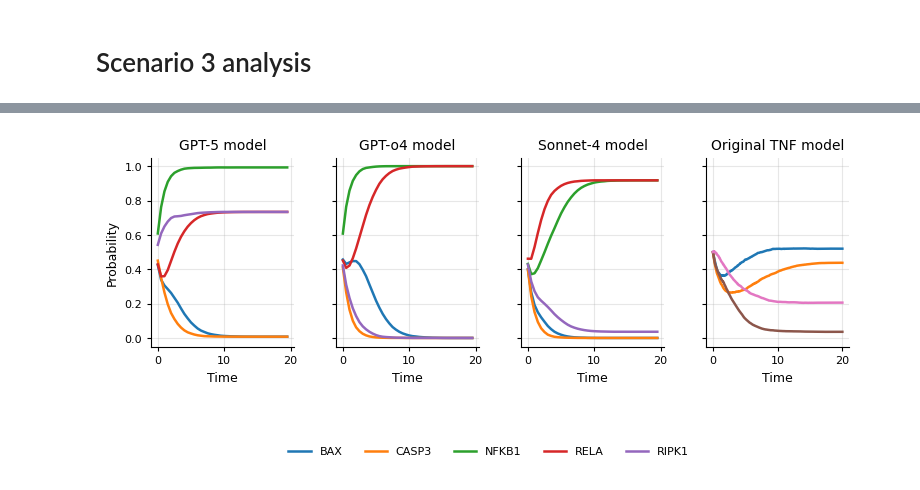
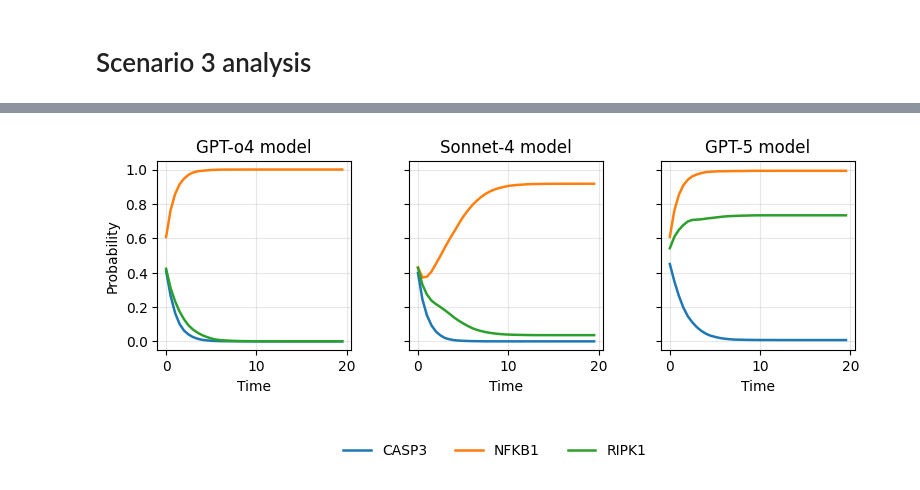
Before and after one commit to marcorusc/Supp_mat_MCP_orchestrator, a Jupyter notebook: Scenarios_analysis.ipynb, the cells around one changed output, grey strips where cells are left out. Cells and saved outputs as stored; diff of their text form; code cells hidden in the pictures.

Commit message:
updated supp mat with new scenarios description and more accurate analysis

```diff
--- a/Scenarios_analysis.ipynb
+++ b/Scenarios_analysis.ipynb
@@ -45,8 +45,8 @@ for node in list(masim_tnf.network.keys()):
 
 masim_tnf.update_parameters(max_time=20, sample_count=10000)
 
-masim_tnf.network.set_output(["RIP1K", "CASP3", "BAX", "NFkB", "RIP1K"])
+masim_tnf.network.set_output(["RIP1K", "CASP3", "NFkB"])
 
 results_tnf = masim_tnf.run()
 
-results_tnf.plot_node_trajectory()
+results_tnf.plot_trajectory()
@@ -618,10 +620,10 @@ output_gpt_o4 = "gpt_o4_mini/Scenario_2/cell_rules_with_new.csv"
 original_rules = "cell_rules.csv"
 
 MODEL_NAMES = {
-    output_gpt5:    "GPT-5",
+    original_rules: "Original rules",
+    output_gpt_o4:  "GPT-o4-mini",
     output_sonnet4: "Sonnet-4",
-    output_gpt_o4:  "GPT-o4-mini",
-    original_rules: "Original rules"
+    output_gpt5:    "GPT-5"
 }
 HAS_HEADER       = False
 TOPK_CELLTYPES   = 8     # reduce if labels still feel crowded
@@ -780,16 +782,16 @@ output_gpt_o4 = "gpt_o4_mini/Scenario_3/"
 # %%
 masim_gpt5 = maboss.load(output_gpt5 + "output.bnd", output_gpt5 + "output.cfg")
 
-masim_gpt5.network.set_output(["RELA", "CASP3", "BAX", "NFKB1", "RIPK1"])
+masim_gpt5.network.set_output(['NFKB1', 'CASP3', 'RIPK1'])
 masim_gpt5.param["max_time"]=20
 
 masim_gpto4 = maboss.load(output_gpt_o4 + "output.bnd", output_gpt_o4 + "output.cfg")
 masim_gpto4.param["max_time"]=20
-masim_gpto4.network.set_output(["RELA", "CASP3", "BAX", "NFKB1", "RIPK1"])
+masim_gpto4.network.set_output(['NFKB1', 'CASP3', 'RIPK1'])
 
 masim_sonnet4 = maboss.load(output_sonnet4 + "output.bnd", output_sonnet4 + "output.cfg")
 masim_sonnet4.param["max_time"]=20
-masim_sonnet4.network.set_output(["RELA", "CASP3", "BAX", "NFKB1", "RIPK1"])
+masim_sonnet4.network.set_output(['NFKB1', 'CASP3', 'RIPK1'])
 # %%
 results_gpto4 = masim_gpto4.run()
 results_gpt5 = masim_gpt5.run()
@@ -841,48 +849,49 @@ plt.ioff()
 figs_gpt5 = new_figures_after(lambda: results_gpt5.plot_node_trajectory())
 figs_gpto4 = new_figures_after(lambda: results_gpto4.plot_node_trajectory())
 figs_sonnet4 = new_figures_after(lambda: results_sonnet4.plot_node_trajectory())
-figs_tnf_simple = new_figures_after(lambda: results_tnf.plot_node_trajectory())
+#figs_tnf_simple = new_figures_after(lambda: results_tnf.plot_node_trajectory())
 plt.ion()
 
 # Extract data from the generated figures
 data_gpt5 = extract_model_data(figs_gpt5)
 data_gpto4 = extract_model_data(figs_gpto4)
 data_sonnet4 = extract_model_data(figs_sonnet4)
-data_tnf_simple = extract_model_data(figs_tnf_simple)
+#data_tnf_simple = extract_model_data(figs_tnf_simple)
 # Consistent colors
-cmap = build_color_map(data_gpt5, data_gpto4, data_sonnet4, data_tnf_simple)
+cmap = build_color_map(data_gpt5, data_gpto4, data_sonnet4) #, data_tnf_simple)
 
 # Build the 1×3 composite figure
-fig, axes = plt.subplots(1, 4, figsize=(9, 3), sharey=True)
+fig, axes = plt.subplots(1, 3, figsize=(9, 3), sharey=True)
 panels = [
-    ("GPT-5 model", data_gpt5, axes[0]),
-    ("GPT-o4 model", data_gpto4, axes[1]),
-    ("Sonnet-4 model", data_sonnet4, axes[2]),
-    ("Original TNF model", data_tnf_simple, axes[3])
+    ("GPT-o4 model", data_gpto4, axes[0]),
+    ("Sonnet-4 model", data_sonnet4, axes[1]),
+    ("GPT-5 model", data_gpt5, axes[2])
+    #("Original TNF model", data_tnf_simple, axes[3])
 ]
 
 for title, dct, ax in panels:
     for lab, (x, y) in dct.items():
         ax.plot(x, y, label=lab, color=cmap[lab], linewidth=1.8)
     ax.set_title(title)
     ax.set_xlabel("Time")
     ax.grid(True, alpha=0.3)
 
 axes[0].set_ylabel("Probability")
 
 # Shared legend below all plots
 handles, labels = axes[0].get_legend_handles_labels()
 unique = OrderedDict((l, h) for h, l in zip(handles, labels))
 fig.legend(unique.values(), unique.keys(),
            loc="lower center", ncol=len(unique), frameon=False,
            bbox_to_anchor=(0.5, -0.15))
 
 plt.subplots_adjust(bottom=0.25, wspace=0.3)
 
 # Close the original generated figures
-for f in figs_gpt5 + figs_gpto4 + figs_sonnet4 + figs_tnf_simple:
+for f in  figs_gpto4 + figs_sonnet4 + figs_gpt5: #+ figs_tnf_simple:
     plt.close(f)
 
+plt.savefig("scenario3_trajectory_comparison.png", dpi=600, bbox_inches="tight")
 plt.show()
 # %% [output]
-[figure, old version]
+[figure, new version]
```
Also changed, not shown: parts of 5 cells of this notebook, 9 other files.
